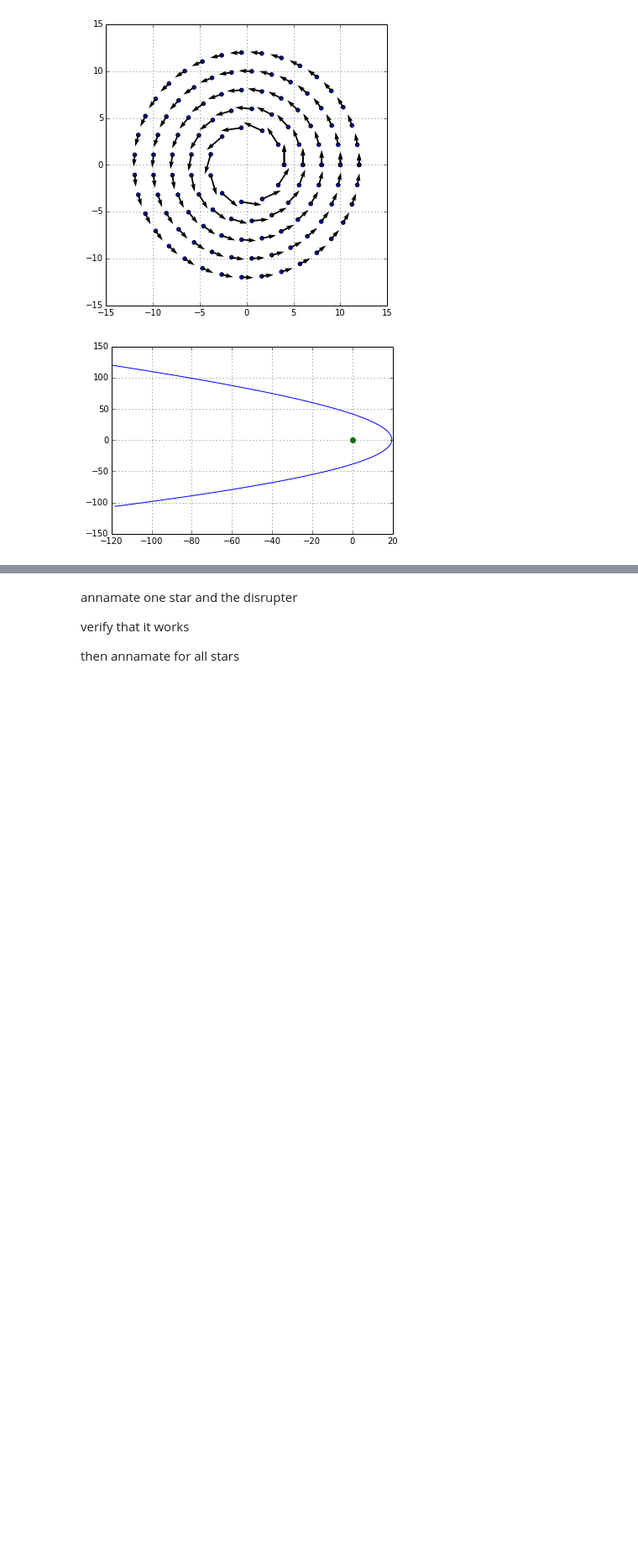
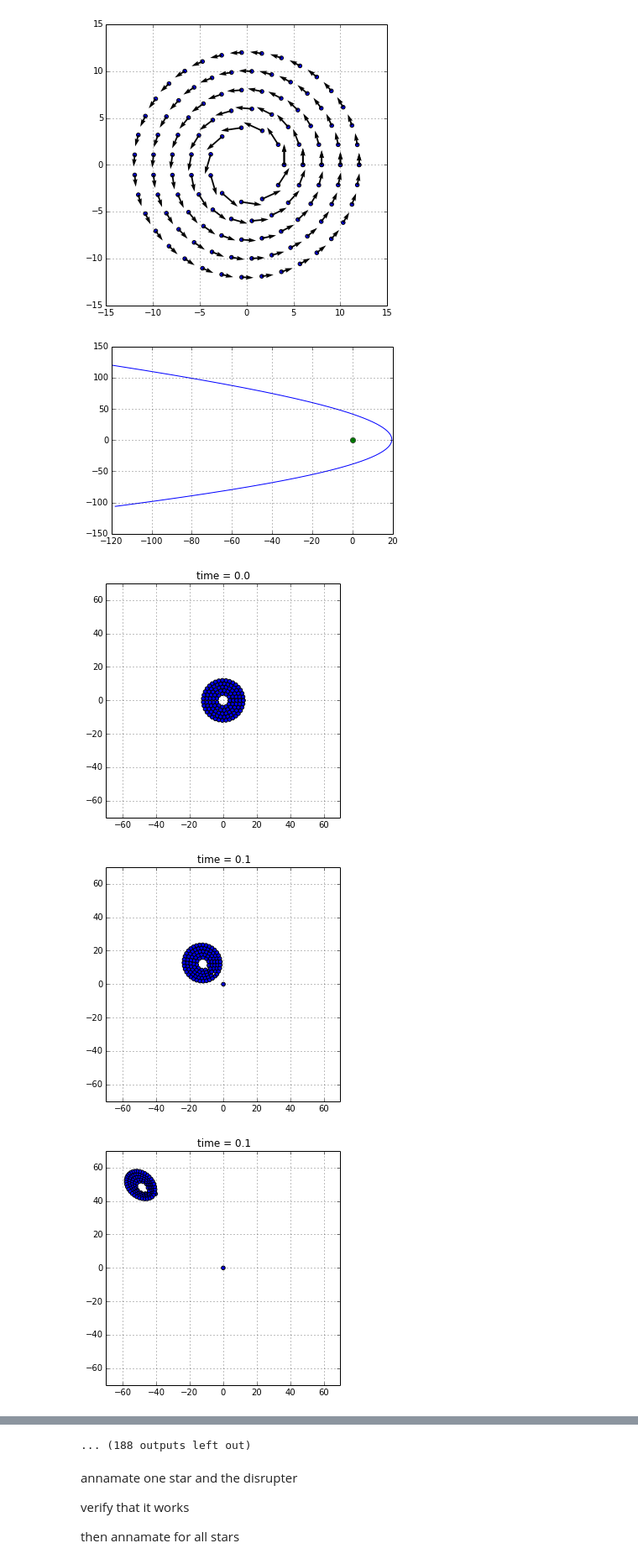
Before and after one commit to nwilli14/PHYS202-S14, a Jupyter notebook: GalaxyMergers/GalaxyMergersProject.ipynb, the cells around one changed output, grey strips where cells are left out. Shown at 84% size. Cells and saved outputs as stored; diff of their text form; code cells hidden in the pictures; blank space fills up the shorter version.

```diff
--- a/GalaxyMergers/GalaxyMergersProject.ipynb
+++ b/GalaxyMergers/GalaxyMergersProject.ipynb
@@ -108,0 +179,14 @@ plt.show()
+# %%
+for i, j in enumerate(t):
+    plt.figure(figsize = (5, 5))
+    plt.grid()
+    plt.title('time = %.1f'%j)
+    plt.xlim(-70, 70)
+    plt.ylim(-70, 70)
+    plt.scatter(x[:, i], y[:, i])
+    plt.plot(Rx1[i], Ry1[i], 'ro')
+    plt.show()
+# %% [output]
+[figure, added]
+[figure, added]
+[figure, added]
@@ -109,3 +202,4 @@ plt.show()
+... (188 outputs left out)
 # %% [markdown]
 annamate one star and the disrupter
 
```
Also changed, not shown: parts of 12 cells of this notebook, 3 other files.
